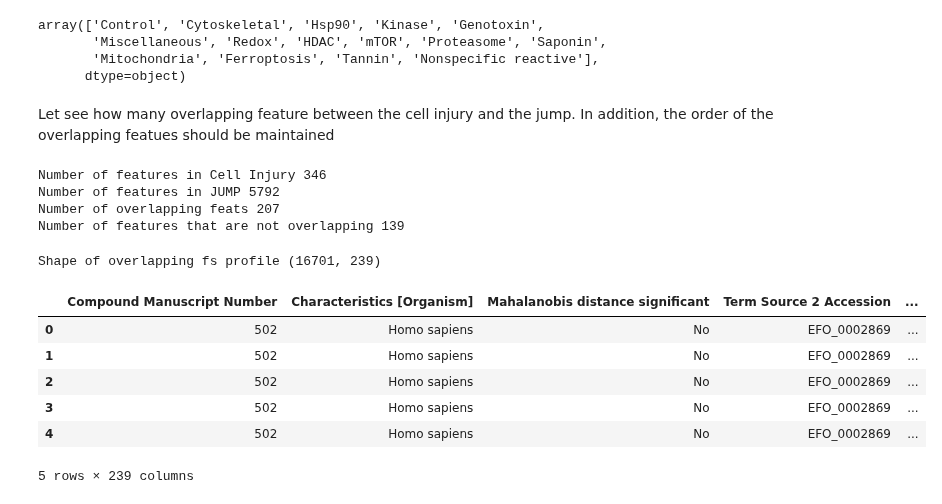
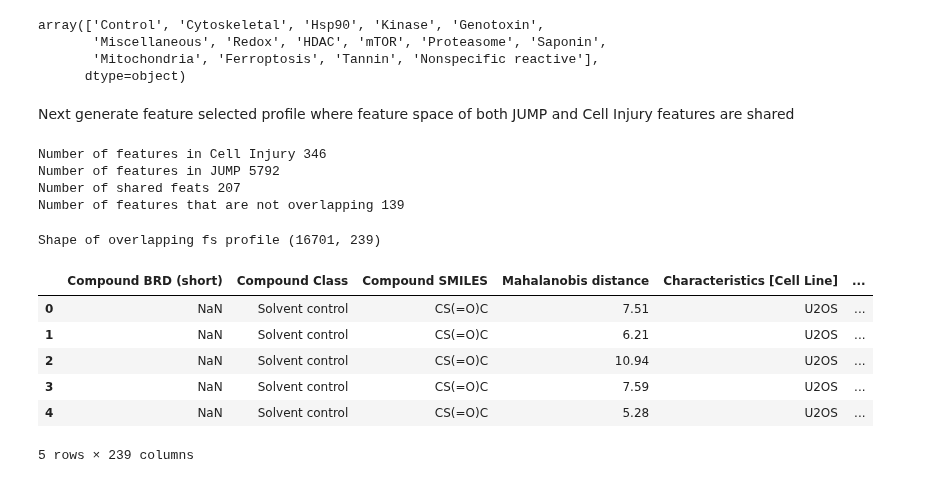
Before and after one commit to WayScience/Cytotoxic-Nuisance-Metadata-Analysis, a Jupyter notebook: notebooks/0.feature_selection/0.feature_selection.ipynb, the cells around one changed output. Cells and saved outputs as stored; diff of their text form; code cells hidden in the pictures.

```diff
--- a/notebooks/0.feature_selection/0.feature_selection.ipynb
+++ b/notebooks/0.feature_selection/0.feature_selection.ipynb
@@ -219,8 +219,8 @@ array(['Control', 'Cytoskeletal', 'Hsp90', 'Kinase', 'Genotoxin',
        'Miscellaneous', 'Redox', 'HDAC', 'mTOR', 'Proteasome', 'Saponin',
        'Mitochondria', 'Ferroptosis', 'Tannin', 'Nonspecific reactive'],
       dtype=object)
-# %% [markdown]
-Let see how many overlapping feature between the cell injury and the jump. In addition, the order of the overlapping featues should be maintained
+# %% [markdown]
+Next generate feature selected profile where feature space of both JUMP and Cell Injury features are shared
 # %%
 jump_feature_space = utils.load_json_file(
     data_dir / "JUMP_data/jump_feature_space.json"
@@ -231,63 +231,61 @@ jump_feats = set(jump_feature_space["features"])
 cell_injury_feats = set(cell_injury_feats)
 
 # find how many are overlapping
-overlapping = jump_feats.intersection(cell_injury_feats)
+shared = jump_feats.intersection(cell_injury_feats)
 
 print("Number of features in Cell Injury", len(cell_injury_feats))
 print("Number of features in JUMP", len(jump_feats))
-print("Number of overlapping feats", len(overlapping))
+print("Number of shared feats", len(shared))
 print(
     "Number of features that are not overlapping",
-    len(cell_injury_feats) - len(overlapping),
+    len(cell_injury_feats) - len(shared),
 )
 # %% [output]
 Number of features in Cell Injury 346
 Number of features in JUMP 5792
-Number of overlapping feats 207
+Number of shared feats 207
 Number of features that are not overlapping 139
 # %%
 # select the columns that are in the feature space profile
 selected_cols = []
 for col_name in fs_profile.columns:
-    if col_name in overlapping:
+    if col_name in shared:
         selected_cols.append(col_name)
 
 # create a new dataframe that contains the feature selected profile with only overlapping features
 # augment overlapping_fs_profile with the metadata
-overlapping_fs_profile = fs_profile[selected_cols]
-overlapping_fs_profile = pd.concat(
-    [fs_profile[cell_injury_meta], overlapping_fs_profile], axis=1
-)
+shared_fs_profile = fs_profile[selected_cols]
+shared_fs_profile = pd.concat([fs_profile[cell_injury_meta], shared_fs_profile], axis=1)
 
 # saving info of feature space
-overlapping_fs_profile_feature_space = {
+shared_fs_profile_feature_space = {
     "name": "cell_injury_overlapping",
     "n_plates": len(fs_profile["Plate"].unique()),
     "n_meta_features": len(cell_injury_meta),
     "n_features": len(selected_cols),
     "meta_features": cell_injury_meta,
     "features": selected_cols,
 }
 
 # save json file
-with open(fs_dir / "cell_injury_overlapping_feature_space.json", mode="w") as f:
-    json.dump(jump_feature_space, f)
+with open(fs_dir / "cell_injury_shared_feature_space.json", mode="w") as f:
+    json.dump(shared_fs_profile_feature_space, f)
 
-# save overlapping profile
-overlapping_fs_profile.to_csv(
-    fs_dir / "overlapping_cell_injury_profile_fs.csv.gz",
+# save shared profile
+shared_fs_profile.to_csv(
+    fs_dir / "shared_cell_injury_profile_fs.csv.gz",
     index=False,
     compression="gzip",
 )
 
-print("Shape of overlapping fs profile", overlapping_fs_profile.shape)
-overlapping_fs_profile.head()
+print("Shape of overlapping fs profile", shared_fs_profile.shape)
+shared_fs_profile.head()
 # %% [output]
 Shape of overlapping fs profile (16701, 239)
-|  | Compound Manuscript Number | Characteristics [Organism] | Mahalanobis distance significant | Term Source 2 Accession | ... |
-| 0 | 502 | Homo sapiens | No | EFO_0002869 | ... |
-| 1 | 502 | Homo sapiens | No | EFO_0002869 | ... |
-| 2 | 502 | Homo sapiens | No | EFO_0002869 | ... |
-| 3 | 502 | Homo sapiens | No | EFO_0002869 | ... |
-| 4 | 502 | Homo sapiens | No | EFO_0002869 | ... |
+|  | Compound BRD (short) | Compound Class | Compound SMILES | Mahalanobis distance | Characteristics [Cell Line] | ... |
+| 0 | NaN | Solvent control | CS(=O)C | 7.51 | U2OS | ... |
+| 1 | NaN | Solvent control | CS(=O)C | 6.21 | U2OS | ... |
+| 2 | NaN | Solvent control | CS(=O)C | 10.94 | U2OS | ... |
+| 3 | NaN | Solvent control | CS(=O)C | 7.59 | U2OS | ... |
+| 4 | NaN | Solvent control | CS(=O)C | 5.28 | U2OS | ... |
 5 rows × 239 columns
```
Also changed, not shown: parts of 4 cells of this notebook, 55 other files.
